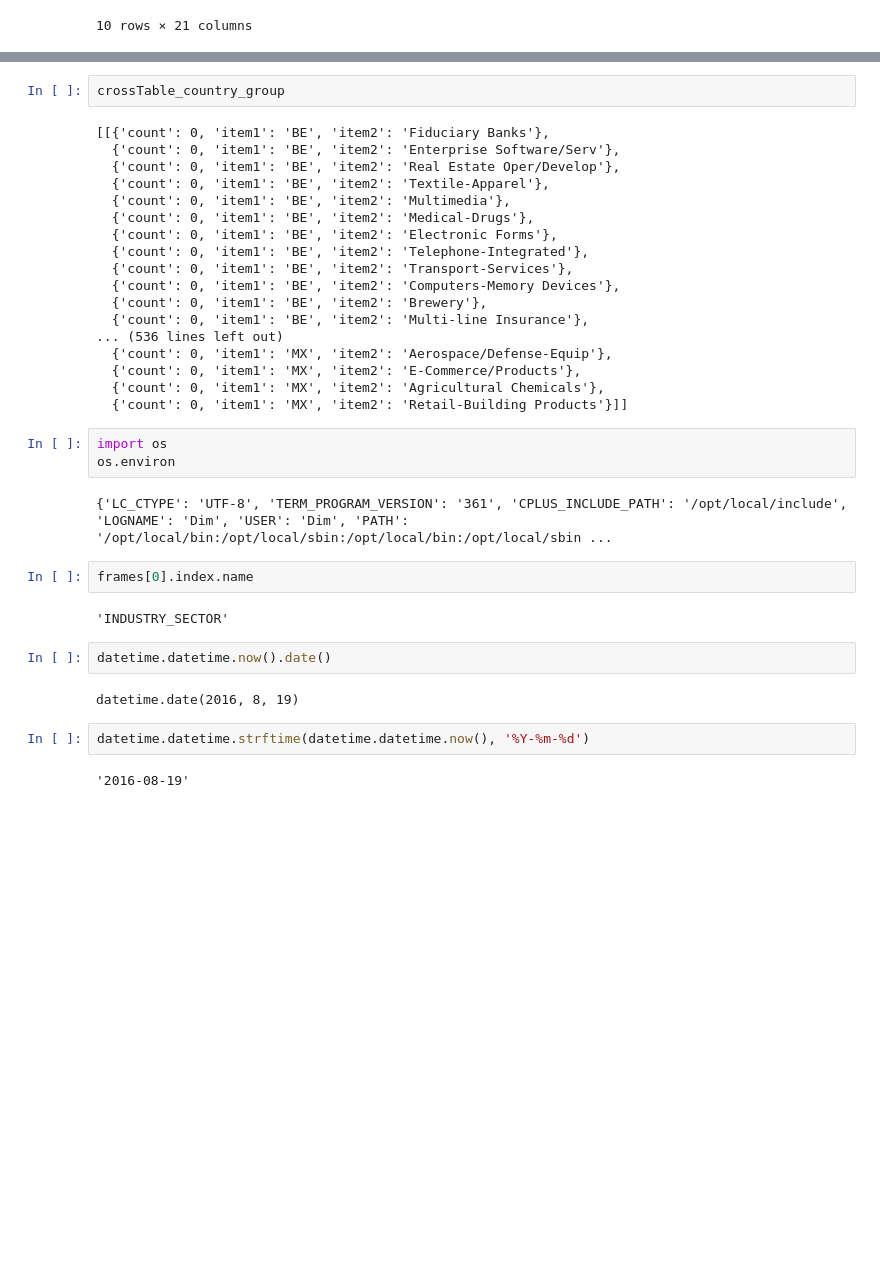
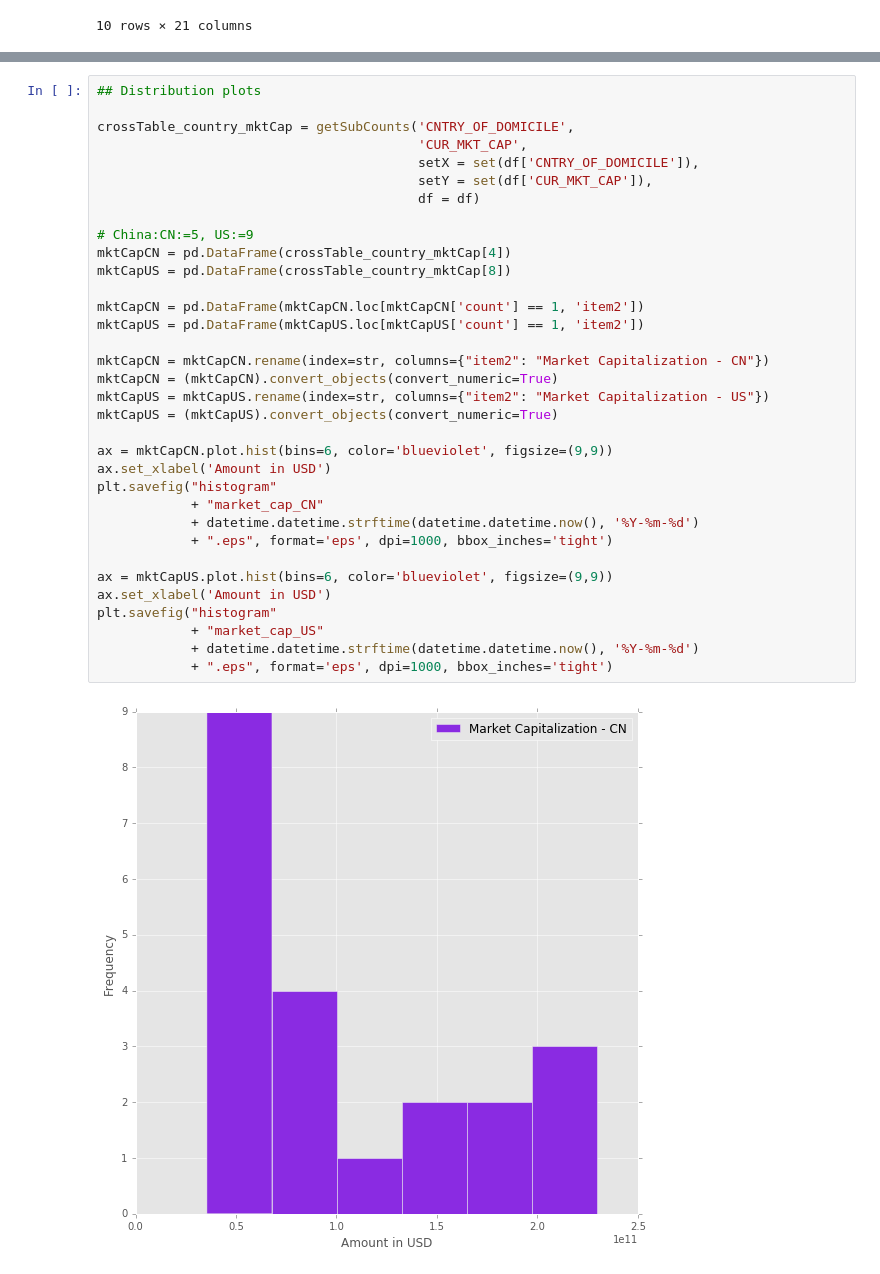
Before and after one commit to dimitar-popov-fintegral/thesisCodeRepo, a Jupyter notebook: codePython/collateralOptimizer/metadata_20160818.ipynb, the cells around one changed output, grey strips where cells are left out. Saved outputs shown, nothing was run; the diff lists cells and outputs as text; blank space fills up the shorter version.

```diff
--- a/codePython/collateralOptimizer/metadata_20160818.ipynb
+++ b/codePython/collateralOptimizer/metadata_20160818.ipynb
@@ -201,37 +194,36 @@ frame.transpose()
-# %%
-crossTable_country_group
-# %% [output]
-[[{'count': 0, 'item1': 'BE', 'item2': 'Fiduciary Banks'},
-  {'count': 0, 'item1': 'BE', 'item2': 'Enterprise Software/Serv'},
-  {'count': 0, 'item1': 'BE', 'item2': 'Real Estate Oper/Develop'},
-  {'count': 0, 'item1': 'BE', 'item2': 'Textile-Apparel'},
-  {'count': 0, 'item1': 'BE', 'item2': 'Multimedia'},
-  {'count': 0, 'item1': 'BE', 'item2': 'Medical-Drugs'},
-  {'count': 0, 'item1': 'BE', 'item2': 'Electronic Forms'},
-  {'count': 0, 'item1': 'BE', 'item2': 'Telephone-Integrated'},
-  {'count': 0, 'item1': 'BE', 'item2': 'Transport-Services'},
-  {'count': 0, 'item1': 'BE', 'item2': 'Computers-Memory Devices'},
-  {'count': 0, 'item1': 'BE', 'item2': 'Brewery'},
-  {'count': 0, 'item1': 'BE', 'item2': 'Multi-line Insurance'},
-... (536 lines left out)
-  {'count': 0, 'item1': 'MX', 'item2': 'Aerospace/Defense-Equip'},
-  {'count': 0, 'item1': 'MX', 'item2': 'E-Commerce/Products'},
-  {'count': 0, 'item1': 'MX', 'item2': 'Agricultural Chemicals'},
-  {'count': 0, 'item1': 'MX', 'item2': 'Retail-Building Products'}]]
-# %%
-import os
-os.environ
-# %% [output]
-{'LC_CTYPE': 'UTF-8', 'TERM_PROGRAM_VERSION': '361', 'CPLUS_INCLUDE_PATH': '/opt/local/include', 'LOGNAME': 'Dim', 'USER': 'Dim', 'PATH': '/opt/local/bin:/opt/local/sbin:/opt/local/bin:/opt/local/sbin ...
-# %%
-frames[0].index.name
-# %% [output]
-'INDUSTRY_SECTOR'
-# %%
-datetime.datetime.now().date()
-# %% [output]
-datetime.date(2016, 8, 19)
-# %%
-datetime.datetime.strftime(datetime.datetime.now(), '%Y-%m-%d')
-# %% [output]
-'2016-08-19'
+# %%
+## Distribution plots
+
+crossTable_country_mktCap = getSubCounts('CNTRY_OF_DOMICILE',
+                                         'CUR_MKT_CAP',
+                                         setX = set(df['CNTRY_OF_DOMICILE']),
+                                         setY = set(df['CUR_MKT_CAP']),
+                                         df = df)
+
+# China:CN:=5, US:=9
+mktCapCN = pd.DataFrame(crossTable_country_mktCap[4])
+mktCapUS = pd.DataFrame(crossTable_country_mktCap[8])
+
+mktCapCN = pd.DataFrame(mktCapCN.loc[mktCapCN['count'] == 1, 'item2'])
+mktCapUS = pd.DataFrame(mktCapUS.loc[mktCapUS['count'] == 1, 'item2'])
+
+mktCapCN = mktCapCN.rename(index=str, columns={"item2": "Market Capitalization - CN"})
+mktCapCN = (mktCapCN).convert_objects(convert_numeric=True)
+mktCapUS = mktCapUS.rename(index=str, columns={"item2": "Market Capitalization - US"})
+mktCapUS = (mktCapUS).convert_objects(convert_numeric=True)
+
+ax = mktCapCN.plot.hist(bins=6, color='blueviolet', figsize=(9,9))
+ax.set_xlabel('Amount in USD')
+plt.savefig("histogram"
+            + "market_cap_CN"
+            + datetime.datetime.strftime(datetime.datetime.now(), '%Y-%m-%d')
+            + ".eps", format='eps', dpi=1000, bbox_inches='tight')
+
+ax = mktCapUS.plot.hist(bins=6, color='blueviolet', figsize=(9,9))
+ax.set_xlabel('Amount in USD')
+plt.savefig("histogram"
+            + "market_cap_US"
+            + datetime.datetime.strftime(datetime.datetime.now(), '%Y-%m-%d')
+            + ".eps", format='eps', dpi=1000, bbox_inches='tight')
+# %% [output]
+[figure, added]
```
Also changed, not shown: parts of 7 cells of this notebook, 3 other files.
